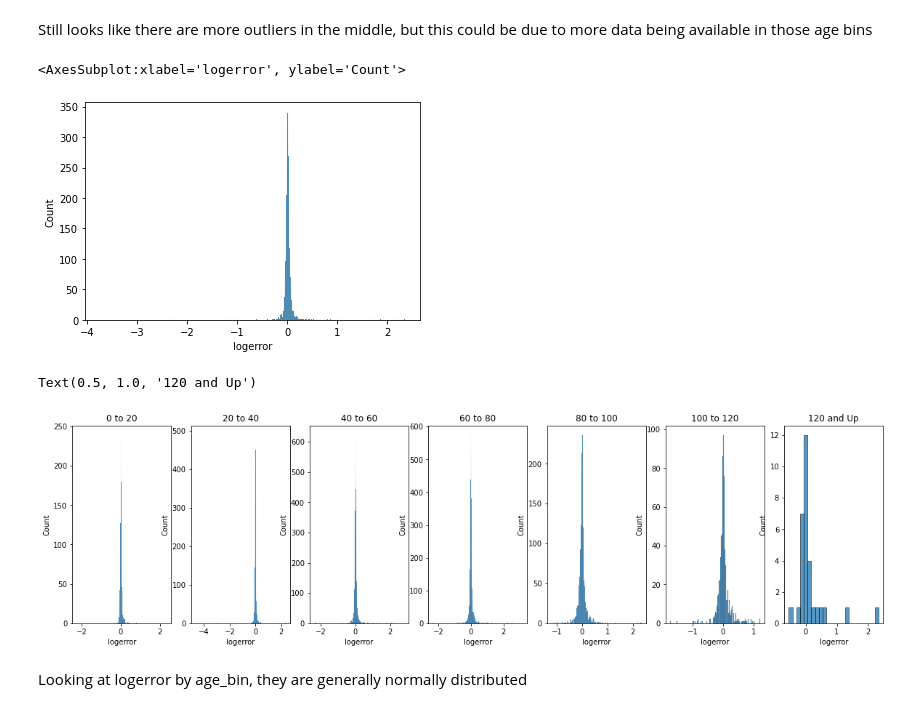
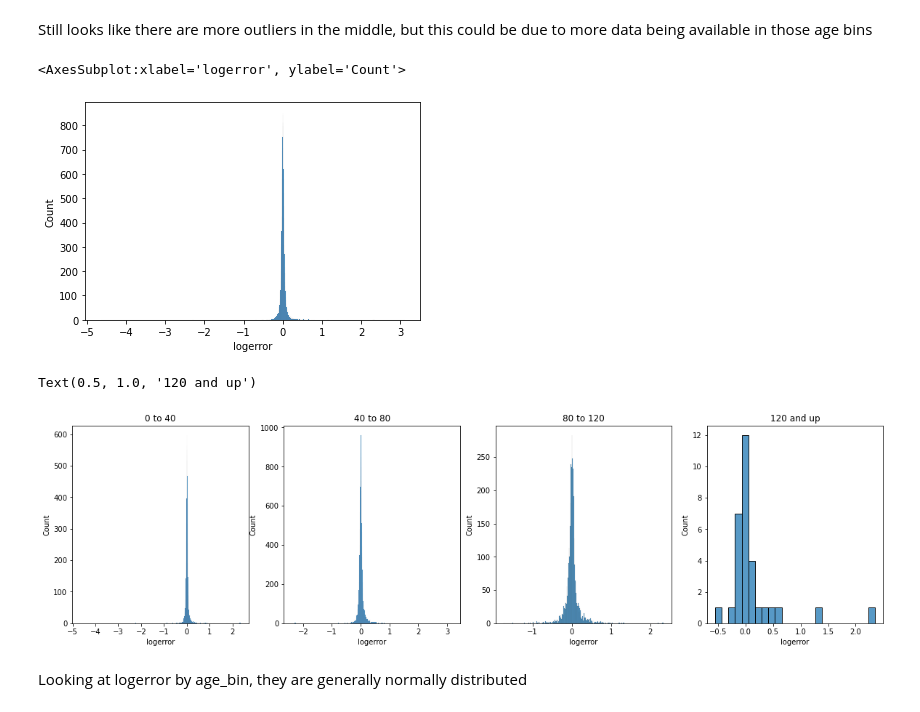
Before and after one commit to brianclements03/clustering, a Jupyter notebook: explore_zillow.ipynb, the cells around one changed output. Drawn from its saved outputs; the diff is of its cells as text; code cells hidden in the pictures.

Commit message:
additional charts

```diff
--- a/explore_zillow.ipynb
+++ b/explore_zillow.ipynb
@@ -292,36 +292,36 @@ sns.boxplot(x='age_bin', y='logerror', data= train)
 # %% [markdown]
 Still looks like there are more outliers in the middle, but this could be due to more data being available in those age bins
 # %%
-sns.histplot(data=train, x= df[df.age_bin == pd.Interval(0, 20)].logerror)
+sns.histplot(data=train, x= df[df.age_bin == pd.Interval(0, 40)].logerror)
 # %% [output]
 <AxesSubplot:xlabel='logerror', ylabel='Count'>
-[figure, old version]
+[figure, new version]
 # %%
 plt.figure(figsize=(20,5))
-plt.subplot(1,7,1)
-sns.histplot(data=df, x= train[train.age_bin == pd.Interval(0, 20)].logerror)
-plt.title("0 to 20")
-plt.subplot(1,7,2)
-sns.histplot(data=df, x= train[train.age_bin == pd.Interval(20, 40)].logerror)
-plt.title("20 to 40")
-plt.subplot(1,7,3)
-sns.histplot(data=df, x= train[train.age_bin == pd.Interval(40, 60)].logerror)
-plt.title("40 to 60")
-plt.subplot(1,7,4)
-sns.histplot(data=df, x= train[train.age_bin == pd.Interval(60, 80)].logerror)
-plt.title("60 to 80")
-plt.subplot(1,7,5)
-sns.histplot(data=df, x= train[train.age_bin == pd.Interval(80, 100)].logerror)
-plt.title("80 to 100")
-plt.subplot(1,7,6)
-sns.histplot(data=df, x= train[train.age_bin == pd.Interval(100, 120)].logerror)
-plt.title("100 to 120")
-plt.subplot(1,7,7)
-sns.histplot(data=df, x= train[train.age_bin == pd.Interval(120, 200)].logerror)
-plt.title("120 and Up")
+plt.subplot(1,4,1)
+sns.histplot(data=df, x= train[train.age_bin == pd.Interval(0, 40)].logerror)
+plt.title("0 to 40")
+plt.subplot(1,4,2)
+sns.histplot(data=df, x= train[train.age_bin == pd.Interval(40,80)].logerror)
+plt.title("40 to 80")
+plt.subplot(1,4,3)
+sns.histplot(data=df, x= train[train.age_bin == pd.Interval(80,120)].logerror)
+plt.title("80 to 120")
+plt.subplot(1,4,4)
+sns.histplot(data=df, x= train[train.age_bin == pd.Interval(120,200)].logerror)
+plt.title("120 and up")
+# plt.subplot(1,7,5)
+# sns.histplot(data=df, x= train[train.age_bin == pd.Interval(80, 100)].logerror)
+# plt.title("80 to 100")
+# plt.subplot(1,7,6)
+# sns.histplot(data=df, x= train[train.age_bin == pd.Interval(100, 120)].logerror)
+# plt.title("100 to 120")
+# plt.subplot(1,7,7)
+# sns.histplot(data=df, x= train[train.age_bin == pd.Interval(120, 200)].logerror)
+# plt.title("120 and Up")
 # %% [output]
-Text(0.5, 1.0, '120 and Up')
+Text(0.5, 1.0, '120 and up')
-[figure, old version]
+[figure, new version]
 # %% [markdown]
 Looking at logerror by age_bin, they are generally normally distributed
 # %% [markdown]
```
Also changed, not shown: parts of 26 cells of this notebook, 1 other file.
